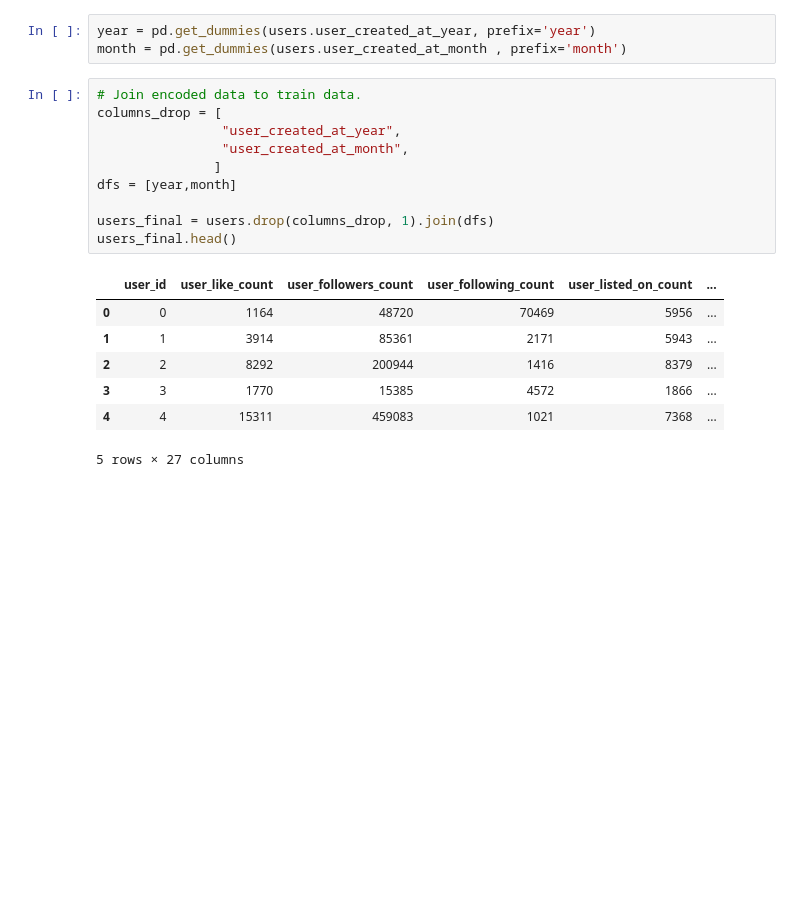
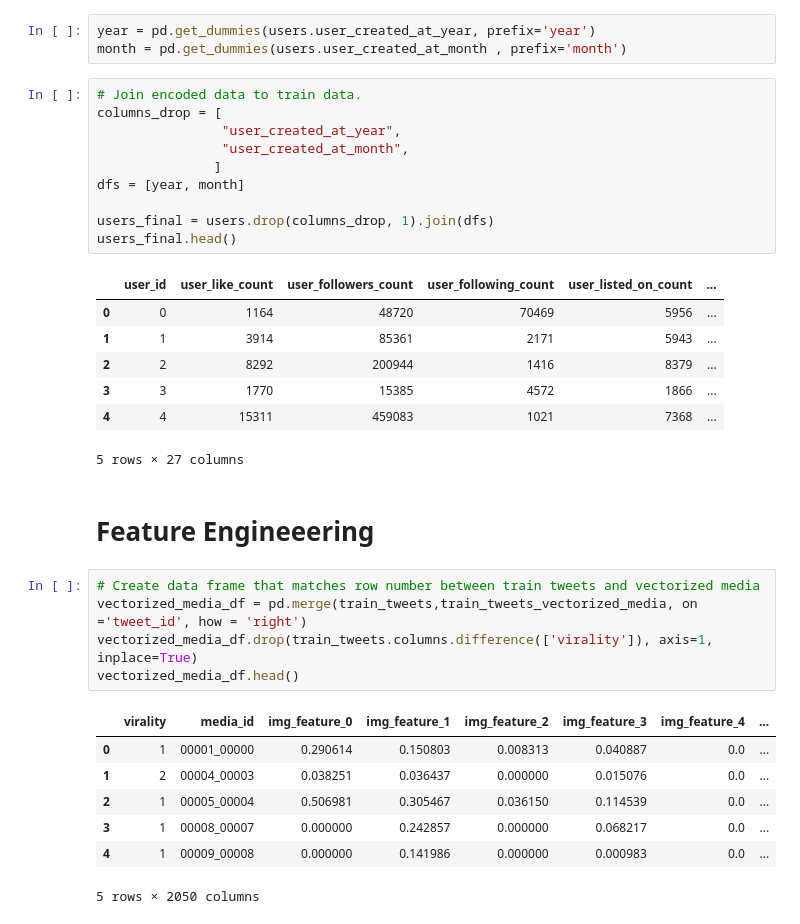
Before and after one commit to shpatrickguo/bitgrit, a Jupyter notebook: Viral Tweets Prediction Challenge/Viral Tweets Prediction Challenge.ipynb, the cells around one changed output. Drawn from its saved outputs; the diff is of its cells as text; blank space fills up the shorter version.

```diff
--- a/Viral Tweets Prediction Challenge/Viral Tweets Prediction Challenge.ipynb
+++ b/Viral Tweets Prediction Challenge/Viral Tweets Prediction Challenge.ipynb
@@ -334,7 +339,7 @@ columns_drop = [
                 "user_created_at_year",
                 "user_created_at_month",
                ]
-dfs = [year,month]
+dfs = [year, month]
 
 users_final = users.drop(columns_drop, 1).join(dfs)
 users_final.head()
@@ -346,3 +351,18 @@ users_final.head()
 | 3 | 3 | 1770 | 15385 | 4572 | 1866 | ... |
 | 4 | 4 | 15311 | 459083 | 1021 | 7368 | ... |
 5 rows × 27 columns
+# %% [markdown]
+# Feature Engineeering
+# %%
+# Create data frame that matches row number between train tweets and vectorized media
+vectorized_media_df = pd.merge(train_tweets,train_tweets_vectorized_media, on ='tweet_id', how = 'right')
+vectorized_media_df.drop(train_tweets.columns.difference(['virality']), axis=1, inplace=True)
+vectorized_media_df.head()
+# %% [output]
+|  | virality | media_id | img_feature_0 | img_feature_1 | img_feature_2 | img_feature_3 | img_feature_4 | ... |
+| 0 | 1 | 00001_00000 | 0.290614 | 0.150803 | 0.008313 | 0.040887 | 0.0 | ... |
+| 1 | 2 | 00004_00003 | 0.038251 | 0.036437 | 0.000000 | 0.015076 | 0.0 | ... |
+| 2 | 1 | 00005_00004 | 0.506981 | 0.305467 | 0.036150 | 0.114539 | 0.0 | ... |
+| 3 | 1 | 00008_00007 | 0.000000 | 0.242857 | 0.000000 | 0.068217 | 0.0 | ... |
+| 4 | 1 | 00009_00008 | 0.000000 | 0.141986 | 0.000000 | 0.000983 | 0.0 | ... |
+5 rows × 2050 columns
```
Also changed, not shown: parts of 2 cells of this notebook.
